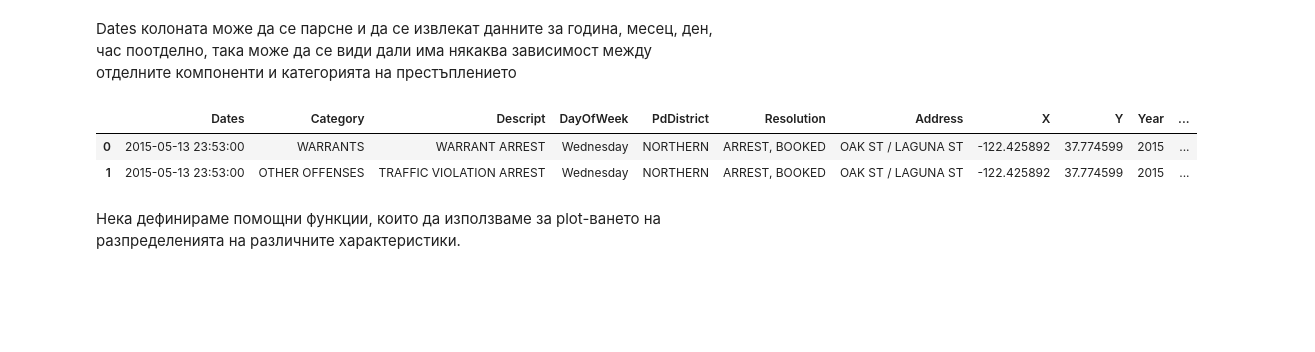
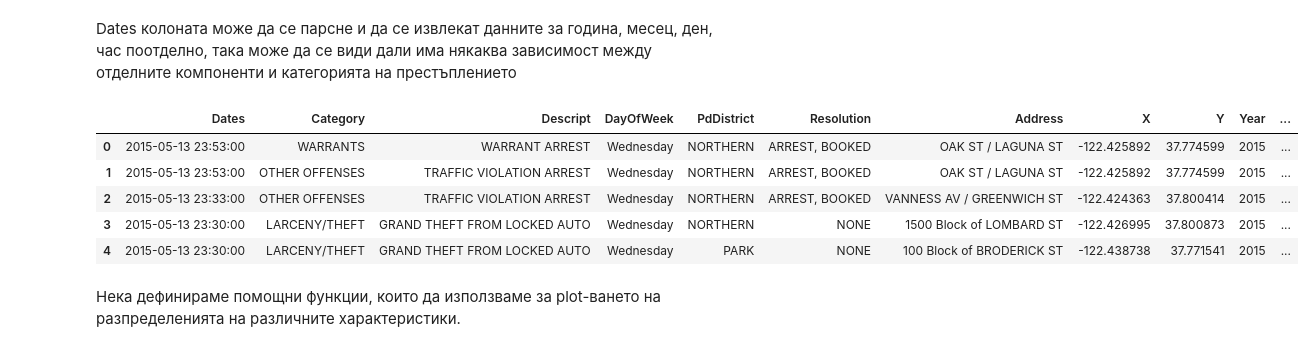
Before and after one commit to RayaSimeonova/crime-classification, a Jupyter notebook: project_description.ipynb, the cells around one changed output. Cells and saved outputs as stored; diff of their text form; code cells hidden in the pictures; blank space fills up the shorter version.

```diff
--- a/project_description.ipynb
+++ b/project_description.ipynb
@@ -101,14 +102,16 @@ Dates колоната може да се парсне и да се извлек
 data['Dates'] = pd.to_datetime(data['Dates'], format='%Y-%m-%d %H:%M:%S')
 data['Year'] = data['Dates'].dt.year
 data['Month'] = data['Dates'].dt.month
-data['Day'] = data['Dates'].dt.day
 data['Hour'] = data['Dates'].dt.hour
 # %%
-data.head(2)
+data.head(5)
 # %% [output]
 |  | Dates | Category | Descript | DayOfWeek | PdDistrict | Resolution | Address | X | Y | Year | ... |
 | 0 | 2015-05-13 23:53:00 | WARRANTS | WARRANT ARREST | Wednesday | NORTHERN | ARREST, BOOKED | OAK ST / LAGUNA ST | -122.425892 | 37.774599 | 2015 | ... |
 | 1 | 2015-05-13 23:53:00 | OTHER OFFENSES | TRAFFIC VIOLATION ARREST | Wednesday | NORTHERN | ARREST, BOOKED | OAK ST / LAGUNA ST | -122.425892 | 37.774599 | 2015 | ... |
+| 2 | 2015-05-13 23:33:00 | OTHER OFFENSES | TRAFFIC VIOLATION ARREST | Wednesday | NORTHERN | ARREST, BOOKED | VANNESS AV / GREENWICH ST | -122.424363 | 37.800414 | 2015 | ... |
+| 3 | 2015-05-13 23:30:00 | LARCENY/THEFT | GRAND THEFT FROM LOCKED AUTO | Wednesday | NORTHERN | NONE | 1500 Block of LOMBARD ST | -122.426995 | 37.800873 | 2015 | ... |
+| 4 | 2015-05-13 23:30:00 | LARCENY/THEFT | GRAND THEFT FROM LOCKED AUTO | Wednesday | PARK | NONE | 100 Block of BRODERICK ST | -122.438738 | 37.771541 | 2015 | ... |
 # %% [markdown]
 Нека дефинираме помощни функции, които да използваме за plot-ването на разпределенията на различните характеристики.
 # %%
```
Also changed, not shown: parts of 21 cells of this notebook.
